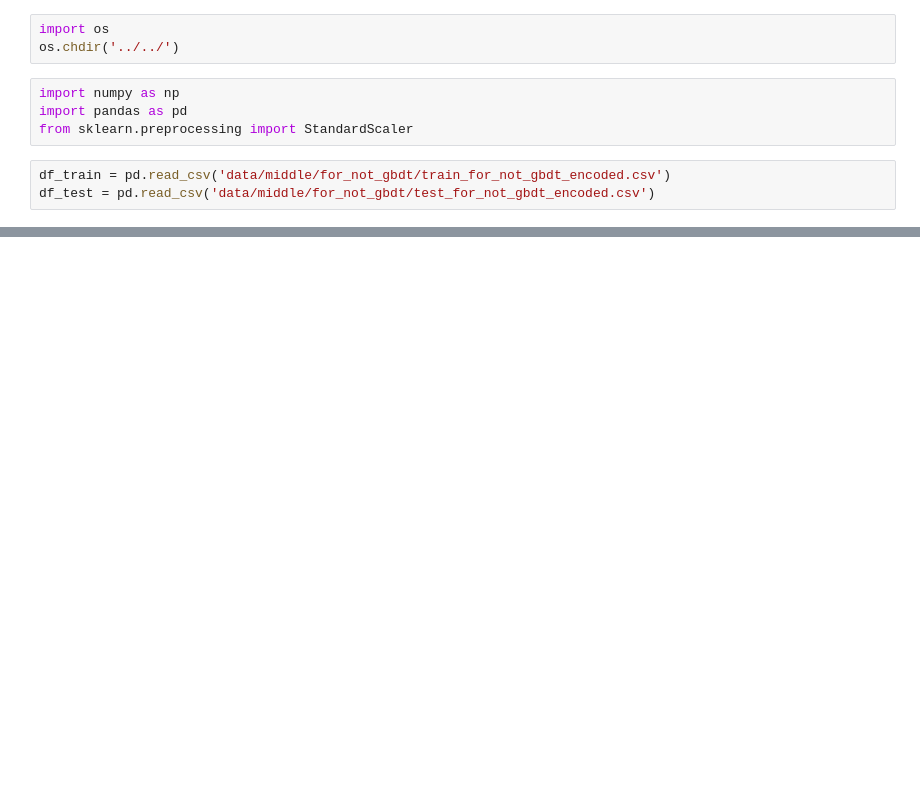
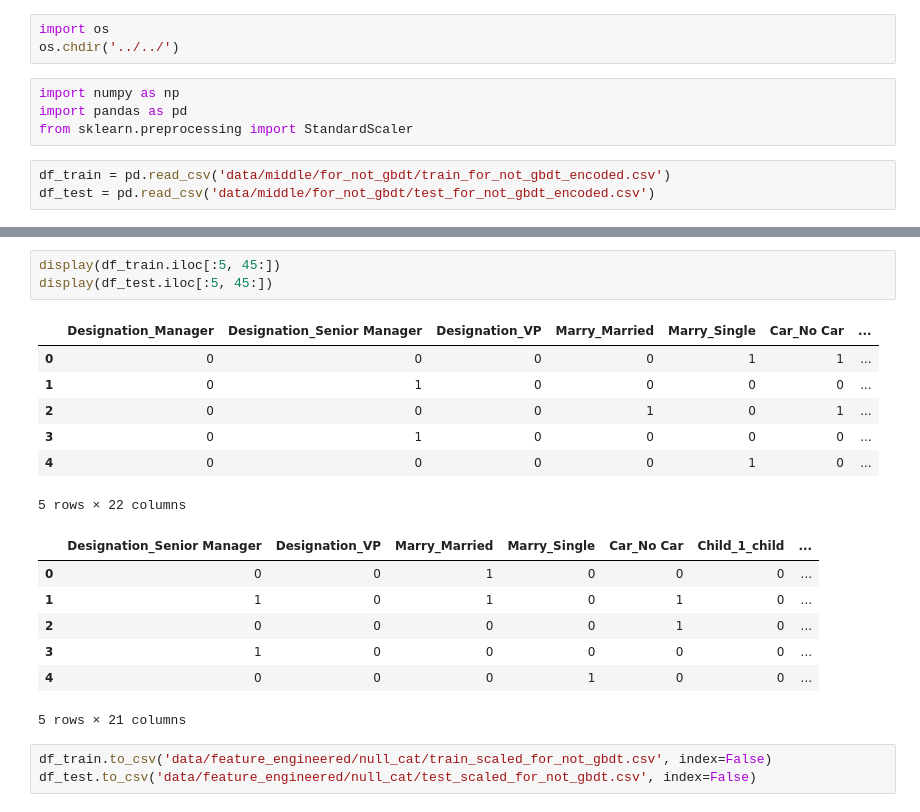
Before and after one commit to RickHub0115/SIGNATE-Summer-Cup-2024, a Jupyter notebook: scr/feature_for_not_gbdt/scaled_for_not_gbdt.ipynb, the cells around one changed output, grey strips where cells are left out. Saved outputs shown, nothing was run; the diff lists cells and outputs as text; blank space fills up the shorter version.

```diff
--- a/scr/feature_for_not_gbdt/scaled_for_not_gbdt.ipynb
+++ b/scr/feature_for_not_gbdt/scaled_for_not_gbdt.ipynb
@@ -54,0 +98,21 @@ for col in columns:
+# %%
+display(df_train.iloc[:5, 45:])
+display(df_test.iloc[:5, 45:])
+# %% [output]
+|  | Designation_Manager | Designation_Senior Manager | Designation_VP | Marry_Married | Marry_Single | Car_No Car | ... |
+| 0 | 0 | 0 | 0 | 0 | 1 | 1 | ... |
+| 1 | 0 | 1 | 0 | 0 | 0 | 0 | ... |
+| 2 | 0 | 0 | 0 | 1 | 0 | 1 | ... |
+| 3 | 0 | 1 | 0 | 0 | 0 | 0 | ... |
+| 4 | 0 | 0 | 0 | 0 | 1 | 0 | ... |
+5 rows × 22 columns
+|  | Designation_Senior Manager | Designation_VP | Marry_Married | Marry_Single | Car_No Car | Child_1_child | ... |
+| 0 | 0 | 0 | 1 | 0 | 0 | 0 | ... |
+| 1 | 1 | 0 | 1 | 0 | 1 | 0 | ... |
+| 2 | 0 | 0 | 0 | 0 | 1 | 0 | ... |
+| 3 | 1 | 0 | 0 | 0 | 0 | 0 | ... |
+| 4 | 0 | 0 | 0 | 1 | 0 | 0 | ... |
+5 rows × 21 columns
+# %%
+df_train.to_csv('data/feature_engineered/null_cat/train_scaled_for_not_gbdt.csv', index=False)
+df_test.to_csv('data/feature_engineered/null_cat/test_scaled_for_not_gbdt.csv', index=False)
```
Also changed, not shown: parts of 8 cells of this notebook, 3 other files.
